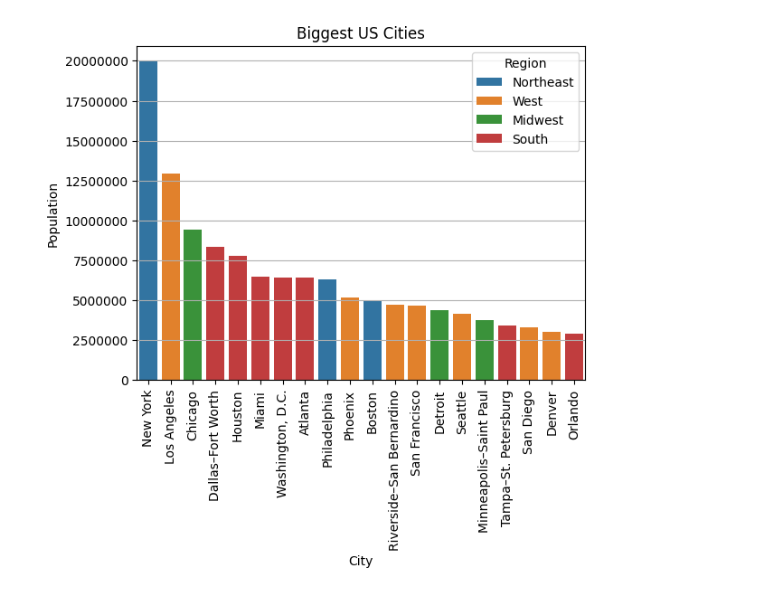
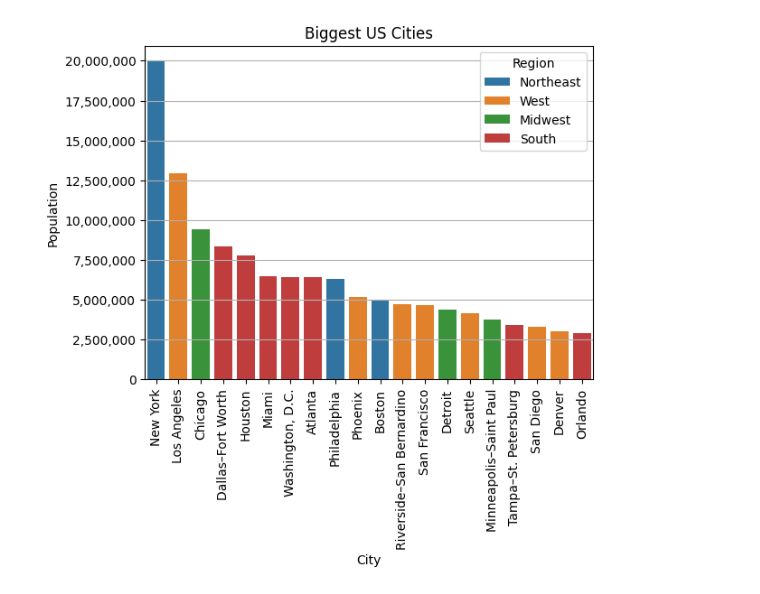
Before and after one commit to Urgith/data_science, a Jupyter notebook: scraping/wikipedia/wikipedia_usa_cities/data_plotting.ipynb, the cells around one changed output. Saved outputs shown, nothing was run; the diff lists cells and outputs as text; code cells hidden in the pictures.

Commit message:
yaxis label formatted

```diff
--- a/scraping/wikipedia/wikipedia_usa_cities/data_plotting.ipynb
+++ b/scraping/wikipedia/wikipedia_usa_cities/data_plotting.ipynb
@@ -7,12 +28,14 @@ df = pd.read_excel('data.xlsx')
 # %%
-sns.barplot(data=df, x='Name', y='Population', hue='Region')
+ax = sns.barplot(data=df, x='Name', y='Population', hue='Region')
+ax.get_yaxis().set_major_formatter(
+    mpl.ticker.FuncFormatter(lambda x, p: format(int(x), ','))
+)
 
 plt.title('Biggest US Cities')
 plt.xlabel('City')
 
-plt.ticklabel_format(style='plain', axis='y')
 plt.xticks(rotation=90)
 plt.grid(axis='y')
 plt.show()
 # %% [output]
-[figure, old version]
+[figure, new version]
```
Also changed, not shown: parts of 2 cells of this notebook, 2 other files.
